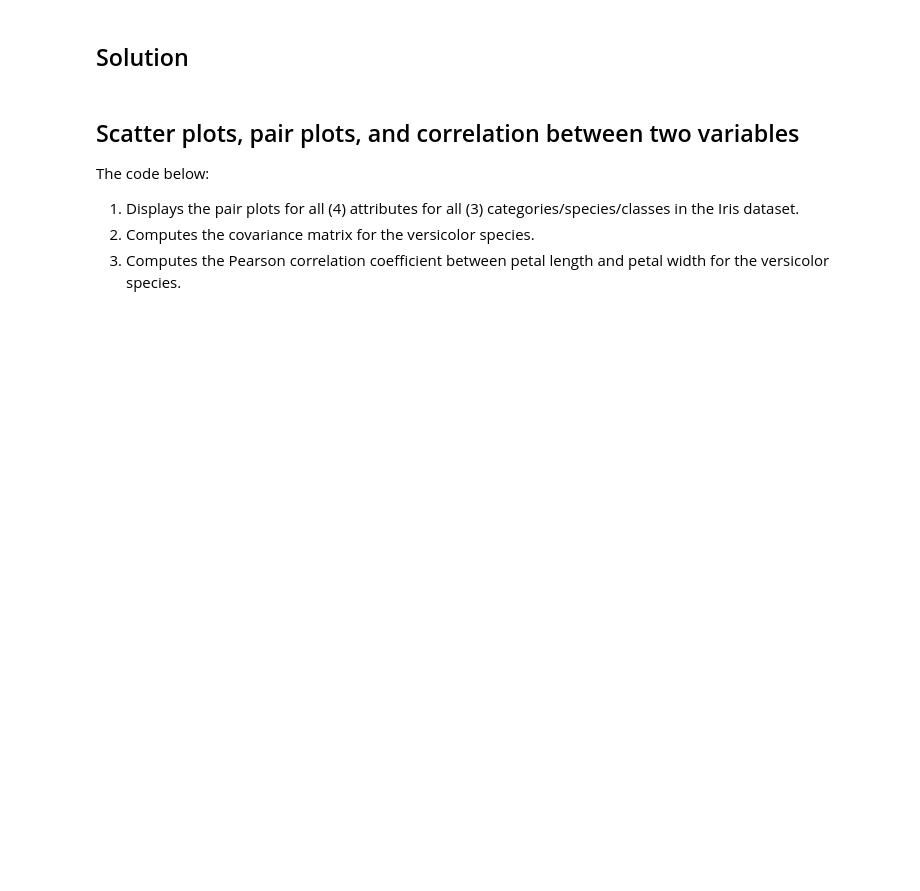
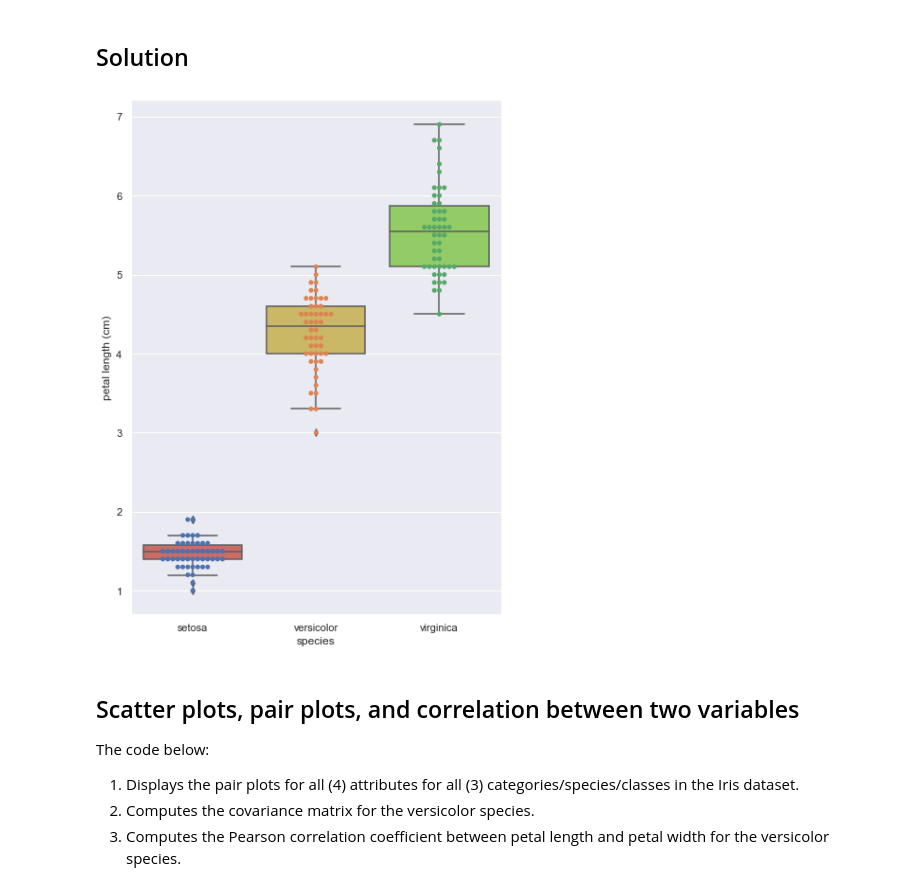
Before and after one commit to AdamCorbinFAUPhD/CAP5768-Intro-to-Data-Science, a Jupyter notebook: assignment_3/CAP5768_Assignment3_Corbin_Adam.ipynb, the cells around one changed output. Saved outputs shown, nothing was run; the diff lists cells and outputs as text; code cells hidden in the pictures; blank space fills up the shorter version.

```diff
--- a/assignment_3/CAP5768_Assignment3_Corbin_Adam.ipynb
+++ b/assignment_3/CAP5768_Assignment3_Corbin_Adam.ipynb
@@ -327,3 +352,11 @@ Write code to display the box-and-whisker plot combined with the bee swarm plot
+# %%
+plt.figure(figsize=(7,10))
+sns.swarmplot(x='species', y='petal_length', data=iris)
+sns.boxplot(x="species", y="petal_length", data=iris, palette=sns.color_palette("hls", 8))
+plt.ylabel('petal length (cm)')
+plt.show()
+# %% [output]
+[figure, added]
 # %% [markdown]
 ## Scatter plots, pair plots, and correlation between two variables
 
```
Also changed, not shown: parts of 13 cells of this notebook.
